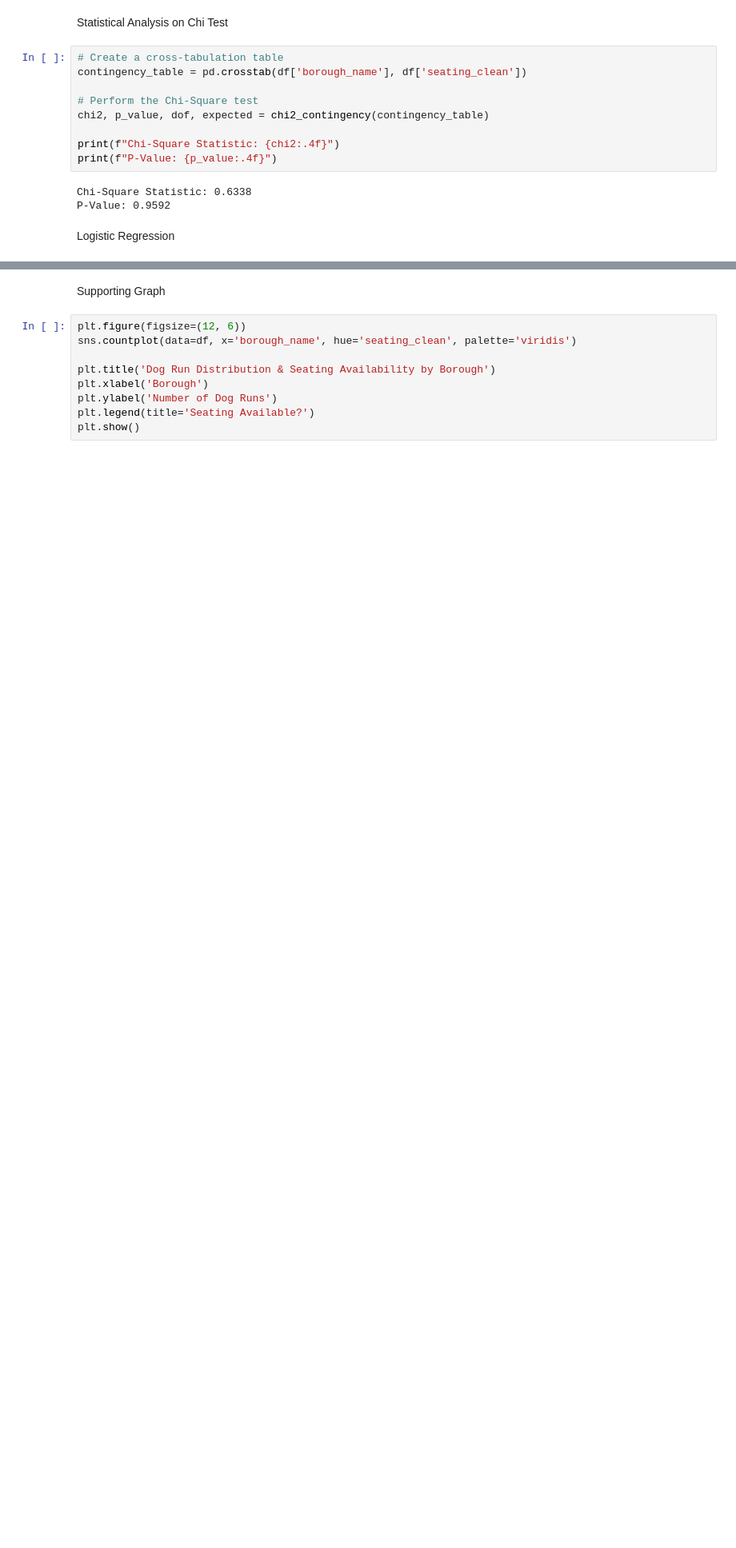
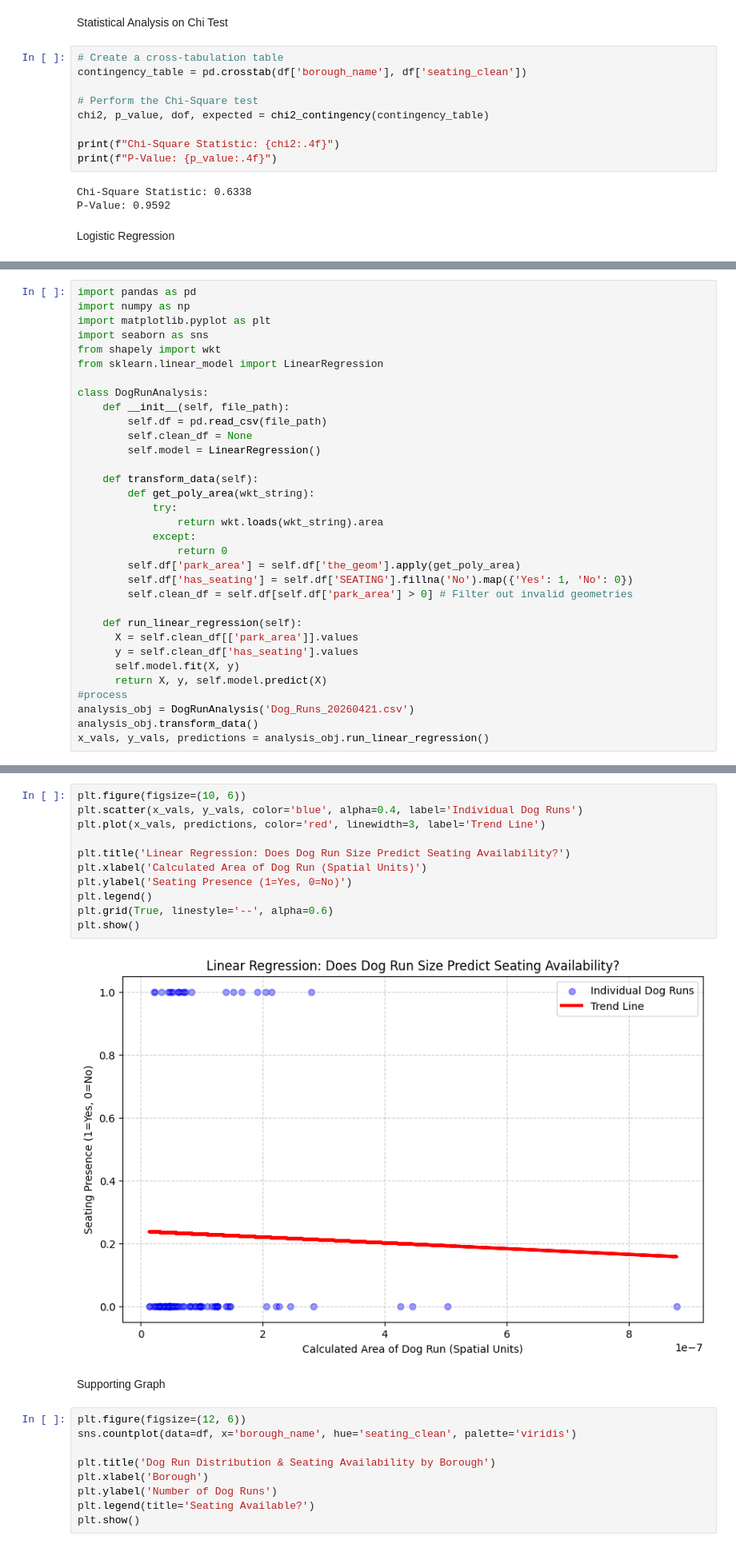
Before and after one commit to OlenaM32/CapstoneProject, a Jupyter notebook: Dog_Parks.ipynb, the cells around one changed output, grey strips where cells are left out. Shown at 80% size. Drawn from its saved outputs; the diff is of its cells as text; blank space fills up the shorter version.

```diff
--- a/Dog_Parks.ipynb
+++ b/Dog_Parks.ipynb
@@ -96,0 +90,33 @@ from sklearn.linear_model import LinearRegression
+# %%
+import pandas as pd
+import numpy as np
+import matplotlib.pyplot as plt
+import seaborn as sns
+from shapely import wkt
+from sklearn.linear_model import LinearRegression
+
+class DogRunAnalysis:
+    def __init__(self, file_path):
+        self.df = pd.read_csv(file_path)
+        self.clean_df = None
+        self.model = LinearRegression()
+
+    def transform_data(self):
+        def get_poly_area(wkt_string):
+            try:
+                return wkt.loads(wkt_string).area
+            except:
+                return 0
+        self.df['park_area'] = self.df['the_geom'].apply(get_poly_area)
+        self.df['has_seating'] = self.df['SEATING'].fillna('No').map({'Yes': 1, 'No': 0})
+        self.clean_df = self.df[self.df['park_area'] > 0] # Filter out invalid geometries
+
+    def run_linear_regression(self):
+      X = self.clean_df[['park_area']].values
+      y = self.clean_df['has_seating'].values
+      self.model.fit(X, y)
+      return X, y, self.model.predict(X)
+#process
+analysis_obj = DogRunAnalysis('Dog_Runs_20260421.csv')
+analysis_obj.transform_data()
+x_vals, y_vals, predictions = analysis_obj.run_linear_regression()
@@ -97,3 +125,16 @@ from sklearn.linear_model import LinearRegression
+# %%
+plt.figure(figsize=(10, 6))
+plt.scatter(x_vals, y_vals, color='blue', alpha=0.4, label='Individual Dog Runs')
+plt.plot(x_vals, predictions, color='red', linewidth=3, label='Trend Line')
+
+plt.title('Linear Regression: Does Dog Run Size Predict Seating Availability?')
+plt.xlabel('Calculated Area of Dog Run (Spatial Units)')
+plt.ylabel('Seating Presence (1=Yes, 0=No)')
+plt.legend()
+plt.grid(True, linestyle='--', alpha=0.6)
+plt.show()
+# %% [output]
+[figure, added]
 # %% [markdown]
 Supporting Graph
 # %%
```
Also changed, not shown: parts of 2 cells of this notebook.
